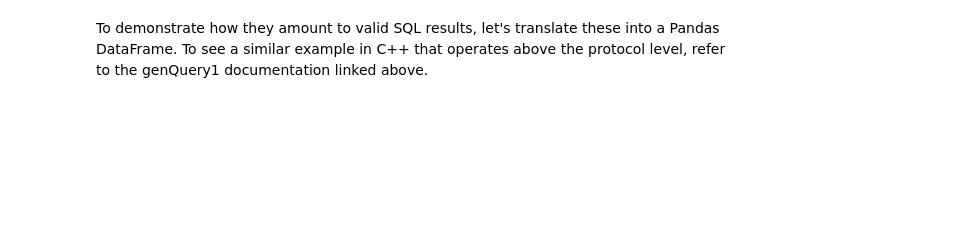
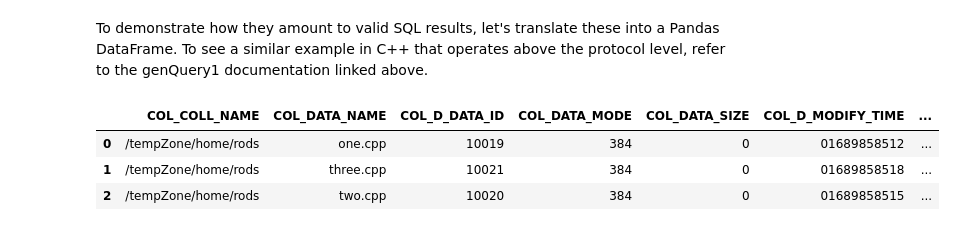
Before and after one commit to irods/iRODS-Protocol-Cookbook, a Jupyter notebook: iRODS Protocol Cookbook.ipynb, the cells around one changed output. Saved outputs shown, nothing was run; the diff lists cells and outputs as text; code cells hidden in the pictures; blank space fills up the shorter version.

```diff
--- a/iRODS Protocol Cookbook.ipynb
+++ b/iRODS Protocol Cookbook.ipynb
@@ -49,8 +48,15 @@ API_TABLE = {
 }
 
 CATALOG_INDEX_TABLE = {
-    "COL_COLL_NAME": "501",
-    "COL_D_DATA_ID": "401",
-    "COL_DATA_NAME": "403"
-    "COL_COLL_INHERITANCE": "506"
+    "COL_COLL_NAME"       :"501",
+    "COL_D_DATA_ID"       :"401",
+    "COL_DATA_NAME"       :"403",
+    "COL_COLL_INHERITANCE":"506",
+    "COL_DATA_MODE"       :"421",
+    "COL_DATA_SIZE"       :"407",
+    "COL_D_MODIFY_TIME"   :"420",
+    "COL_D_CREATE_TIME"   :"419",
 }
+CATALOG_REVERSE_INDEX_TABLE = {
+    v:k for k,v in CATALOG_INDEX_TABLE.items()
+}
@@ -569,25 +567,29 @@ MSG: [<GenQueryOut_PI>
 # %% [markdown]
 To demonstrate how they amount to valid SQL results, let's translate these into a Pandas DataFrame. To see a similar example in C++ that operates above the protocol level, refer to the genQuery1 documentation linked above.
 # %%
-def read_gen_query_results_into_dataframe(gqr: bytes):
-    gqr = ET.fromstring(gqr.decode('utf-8'))
-
+def read_gen_query_results_into_dataframe(gqr):
     ## Each SqlResult_PI is a column of data
     ## Collect them all into a list
     ## We can safely ignore the "reslen" attribute since the Python XML
     ## API already knows how large each string is, but you might use it for error checking
-    df = pd.DataFrame()
-
     row_cnt = int(gqr.find("rowCnt").text)
     attribute_cnt = int(gqr.find("attriCnt").text)
 
+    data = {}
     for result in gqr.findall("SqlResult_PI"):
-        attri_inx = int(result.find("attriInx").text)
-        res_len = int(result.find("reslen").text)
-        value = result.find("value").text
-        col = []
-        while len(value) > 0:
-            item = value[:res_len]
-            item = item[item.find()]
+        attri_inx = result.find("attriInx").text
+        if attri_inx == "0":
+            continue
+        # res_len = int(result.find("reslen").text)
+        values = result.findall("value")
+        col = [value.text for value in values]
+        data[CATALOG_REVERSE_INDEX_TABLE[attri_inx]] = col
 
-    return df
+    return pd.DataFrame(data)
+
+read_gen_query_results_into_dataframe(m)
+# %% [output]
+|  | COL_COLL_NAME | COL_DATA_NAME | COL_D_DATA_ID | COL_DATA_MODE | COL_DATA_SIZE | COL_D_MODIFY_TIME | ... |
+| 0 | /tempZone/home/rods | one.cpp | 10019 | 384 | 0 | 01689858512 | ... |
+| 1 | /tempZone/home/rods | three.cpp | 10021 | 384 | 0 | 01689858518 | ... |
+| 2 | /tempZone/home/rods | two.cpp | 10020 | 384 | 0 | 01689858515 | ... |
```
Also changed, not shown: parts of 17 cells of this notebook, 1 other file.
